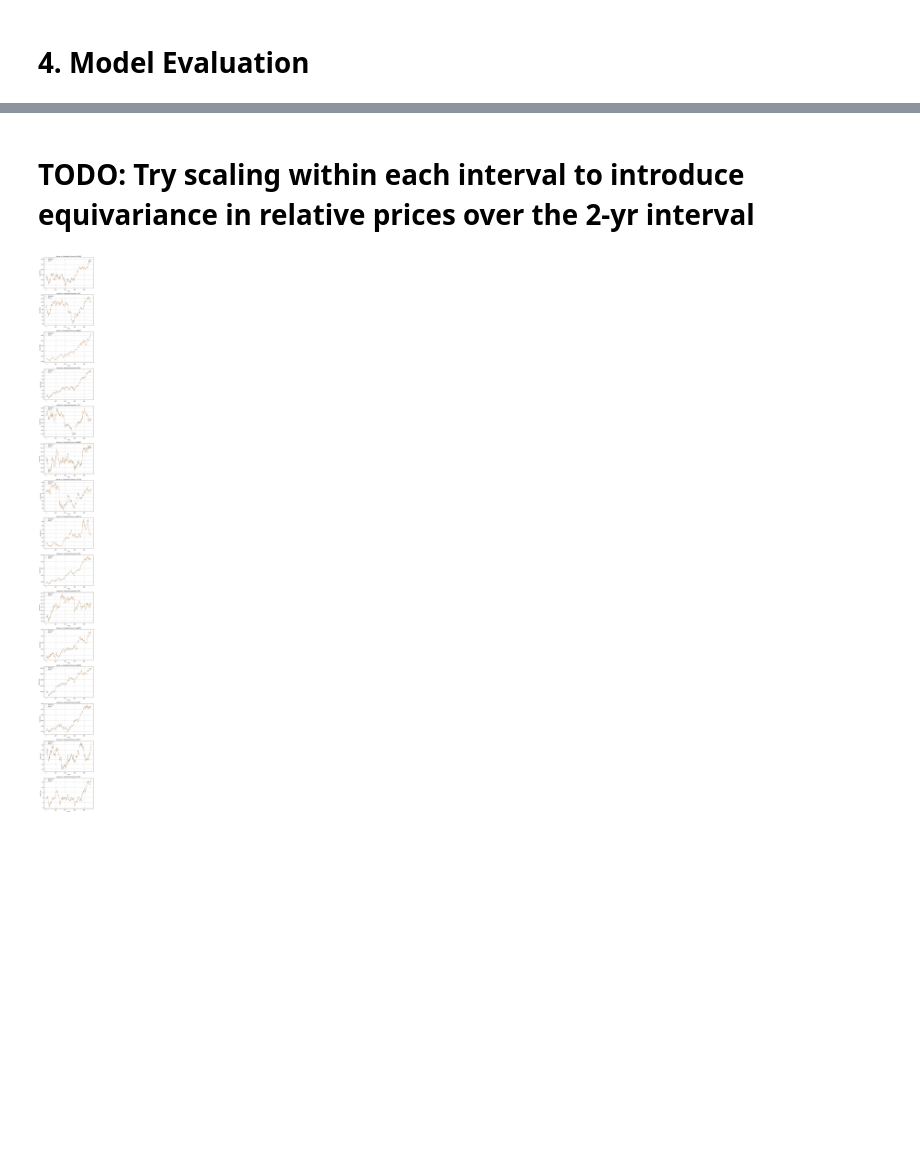
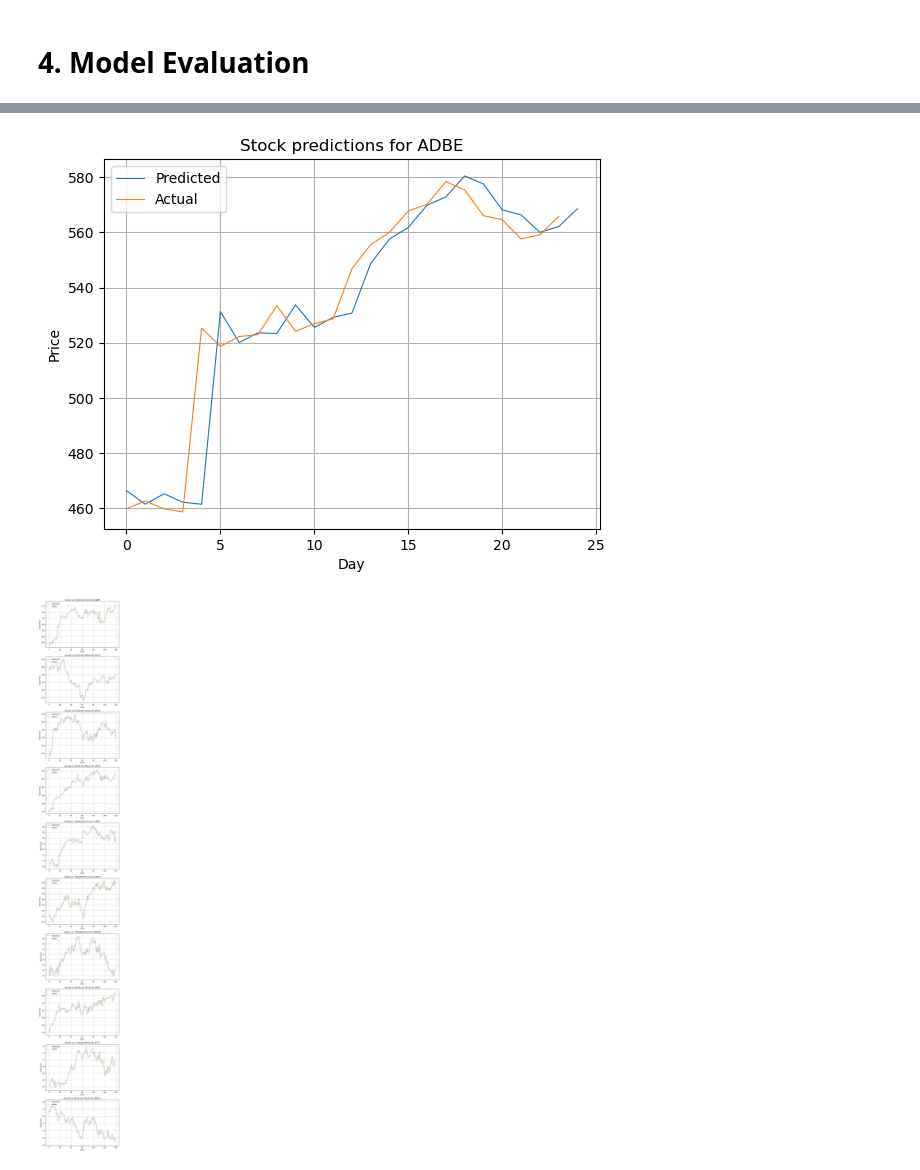
Before and after one commit to tranjm4/rnn_stock_predictor, a Jupyter notebook: model/model.ipynb, the cells around one changed output, grey strips where cells are left out. Drawn from its saved outputs; the diff is of its cells as text; code cells hidden in the pictures; blank space fills up the shorter version.

```diff
--- a/model/model.ipynb
+++ b/model/model.ipynb
@@ -248,8 +439,9 @@ input_size = 5
 hidden_size = 50
 num_layers = 2
 learning_rate = 0.001
-num_epochs = 10
+num_epochs = 30
 
 model = LSTMModel(input_size, hidden_size, num_layers)
-optimizer = optim.Adam(model.parameters(), lr=learning_rate)
-criterion = torch.nn.MSELoss()
+optimizer = optim.Adam(model.parameters(), lr=learning_rate, amsgrad=True)
+# criterion = torch.nn.MSELoss()
+criterion = DirectionalLoss(torch.nn.MSELoss())
@@ -352,0 +509,31 @@ model = torch.load("model_14day.pt")
+# %%
+def create_sequences(normalized_data, seq_length):
+    """
+    Creates sequences of length {time_steps},
+    compiles them into an array that contains all possible
+    contiguous sequences.
+    """
+    sequences = []
+    for i in range(len(normalized_data) - seq_length+1):
+        sequences.append(normalized_data[i: i+seq_length])
+
+    sequences = np.array([x.numpy() for x in sequences])    # Convert inner tensors to numpy array first
+
+    return sequences
+# %%
+def prepare_prediction_data(symbol: str, seq_length, start_date=None, end_date=None) -> StockPriceDataset:
+    stock_data = database.get_stock_data(symbol,
+                                         fields=("open", "close", "high", "low", "volume"),
+                                         start_date=start_date,
+                                         end_date=end_date)
+    stock_closing_prices = stockdata_to_tensor(stock_data)[:,1]
+    stock_data = stockdata_to_tensor(stock_data).unsqueeze(0)
+    transformed_data = transform_data(stock_data)[0]
+    sequences = create_sequences(transformed_data, seq_length)
+    sequences = minmax_scale_volumes_within_sequences(sequences)
+
+    # dataset = StockPriceDataset(stock_data, stock_closing_prices, seq_length)
+    # dataset = minmax_scale_volumes_within_sequences(dataset)
+
+    # return dataset, stock_closing_prices[0]
+    return sequences, stock_closing_prices
@@ -413,22 +577,20 @@ not_sampled_symbols
-# %% [markdown]
-# TODO: Try scaling within each interval to introduce equivariance in relative prices over the 2-yr interval
 # %%
-def evaluate_non_sampled_symbols(model: nn.Module, not_sampled_symbols: list[str]) -> None:
+def evaluate_non_sampled_symbols(model: nn.Module, not_sampled_symbols: list[str], sequence_length, start=None, end=None) -> None:
     scaler = MinMaxScaler(feature_range=(0,1))
 
     fig, axis = plt.subplots(nrows=len(not_sampled_symbols), ncols=1, figsize=(8, 6*len(not_sampled_symbols)))
 
     for i, symbol in enumerate(not_sampled_symbols):
-        stock_data = database.get_stock_data(symbol)
+        predictions = predict_stock(model=model, stock_name=symbol, seq_length=sequence_length,
+                                    start=start, end=end, plot=False)
+        stock_data = database.get_stock_data(symbol,
+                                             fields=("open", "close", "high", "low", "volume"),
+                                             start_date=start,
+                                             end_date=end)
         stock_closing_prices = torch.FloatTensor(stock_data.close_price)
 
-        stock_data = stockdata_to_tensor(stock_data)
-        scaled_stock_data = torch.tensor(scaler.fit_transform(stock_data), dtype=torch.float32)
-
-        predictions = get_predictions(model, scaled_stock_data, stock_closing_prices)
-
-        axis[i].plot(predictions, label="Predicted", linewidth=0.65)
-        axis[i].plot(stock_closing_prices[14:], label="Actual", linewidth=0.65)
+        axis[i].plot(predictions, label="Predicted", linewidth=0.8)
+        axis[i].plot(stock_closing_prices[sequence_length:], label="Actual", linewidth=0.8)
         axis[i].legend(loc="upper left")
         axis[i].set_title(f"Actual vs. Predicted Prices for ${symbol}")
         axis[i].set_xlabel("Time")
@@ -436,9 +598,13 @@ def evaluate_non_sampled_symbols(model: nn.Module, not_sampled_symbols: list[str
         axis[i].grid(True)
 
     plt.show()
-
-evaluate_non_sampled_symbols(model, not_sampled_symbols)
-# %% [output]
-[figure, removed]
+# %%
+predict_stock(model, "ADBE", 14, start="2024-05-20", end="2024-07-15")
+# %% [output]
+[figure, added]
+# %%
+evaluate_non_sampled_symbols(model, random.sample(not_sampled_symbols, 10), 14, start='2024-01-01', end='2024-07-15')
+# %% [output]
+[figure, added]
 # %% [markdown]
 # 5. Additional Models
```
Also changed, not shown: parts of 89 cells of this notebook.
